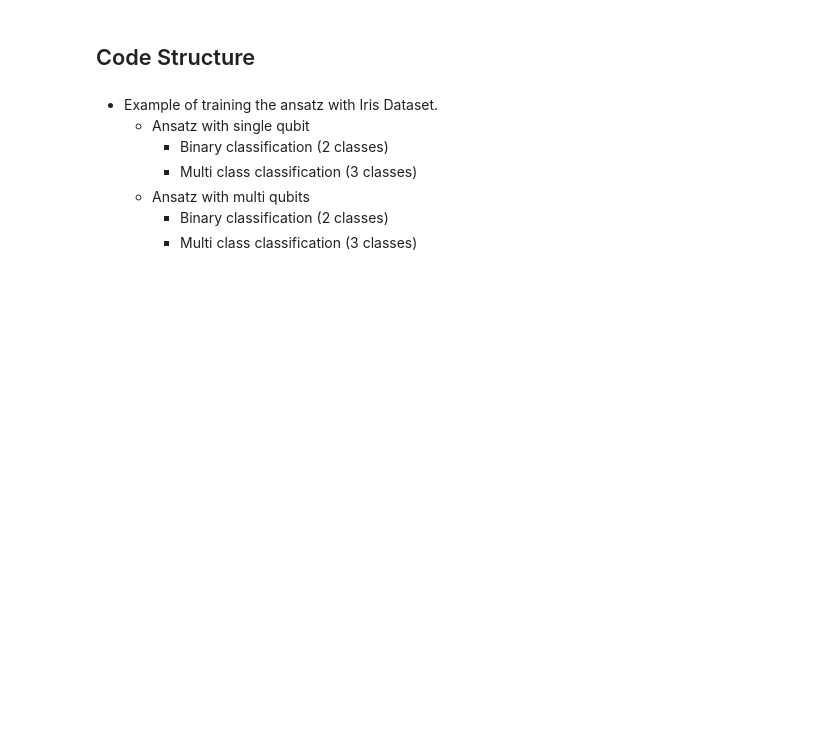
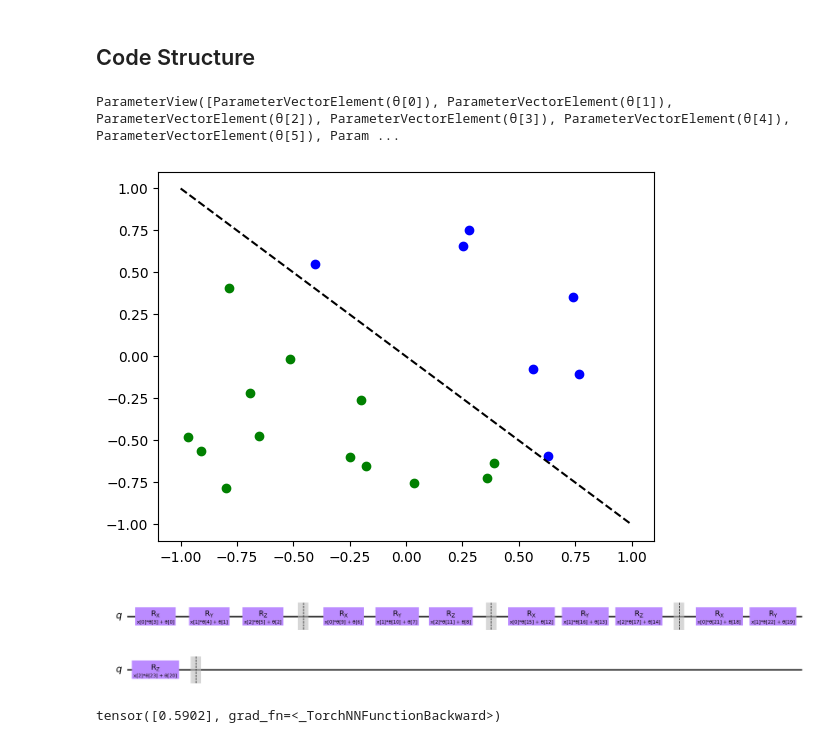
Before and after one commit to ericardomuten/-qamp-spring-23-, a Jupyter notebook: Development Notebook.ipynb, the cells around one changed output. Drawn from its saved outputs; the diff is of its cells as text; code cells hidden in the pictures; blank space fills up the shorter version.

Commit message:
Update notebook with the rotational gate and entanglement, added a training example with 1 qubit as a binary classifier.

```diff
--- a/Development Notebook.ipynb
+++ b/Development Notebook.ipynb
@@ -234,8 +182,0 @@ class DataReuploading():
-# %% [markdown]
-- Example of training the ansatz with Iris Dataset.
-  - Ansatz with single qubit
-    - Binary classification (2 classes)
-    - Multi class classification (3 classes)
-  - Ansatz with multi qubits
-    - Binary classification (2 classes)
-    - Multi class classification (3 classes)
@@ -241,0 +203,37 @@ class DataReuploading():
+# %%
+from qiskit.circuit.library import RealAmplitudes, ZZFeatureMap
+
+ansatz = RealAmplitudes(3)
+ansatz.parameters
+# %% [output]
+ParameterView([ParameterVectorElement(θ[0]), ParameterVectorElement(θ[1]), ParameterVectorElement(θ[2]), ParameterVectorElement(θ[3]), ParameterVectorElement(θ[4]), ParameterVectorElement(θ[5]), Param ...
+# %%
+# Generate random dataset
+
+# Select dataset dimension (num_inputs) and size (num_samples)
+num_inputs = 2
+num_samples = 20
+
+# Generate random input coordinates (X) and binary labels (y)
+X = 2 * algorithm_globals.random.random([num_samples, num_inputs]) - 1
+y01 = 1 * (np.sum(X, axis=1) >= 0)  # in { 0,  1}, y01 will be used for SamplerQNN example
+y = 2 * y01 - 1  # in {-1, +1}, y will be used for EstimatorQNN example
+
+# Padding the dataset so that the number of features is in multiple of 3
+X = np.pad(X, ((0, 0), (0, 1)))
+
+# Convert to torch Tensors
+X_ = Tensor(X)
+y01_ = Tensor(y01).reshape(len(y)).long()
+y_ = Tensor(y).reshape(len(y), 1)
+
+# Plot dataset
+for x, y_target in zip(X, y):
+    if y_target == 1:
+        plt.plot(x[0], x[1], "bo")
+    else:
+        plt.plot(x[0], x[1], "go")
+plt.plot([-1, 1], [1, -1], "--", color="black")
+plt.show()
+# %% [output]
+[figure, added]
@@ -241,0 +350,5 @@ class DataReuploading():
+# %%
+DRC = DataReuploading(num_qubits=1, num_features=2, num_layers=4)
+DRC.circuit.draw('mpl')
+# %% [output]
+[figure, added]
@@ -241,0 +363,5 @@ class DataReuploading():
+# %%
+# Test with a single input
+model1(X_[0, :])
+# %% [output]
+tensor([0.5902], grad_fn=<_TorchNNFunctionBackward>)
```
Also changed, not shown: parts of 13 cells of this notebook.
